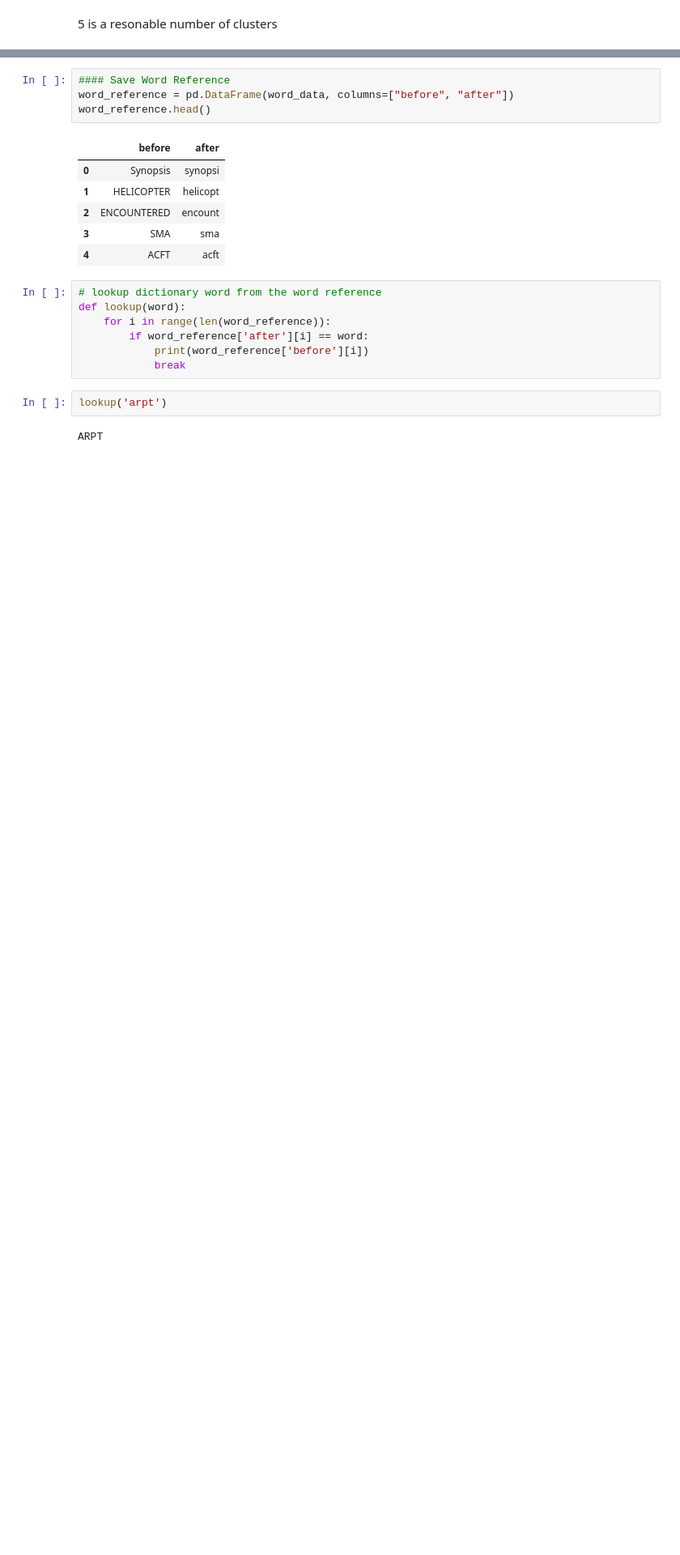
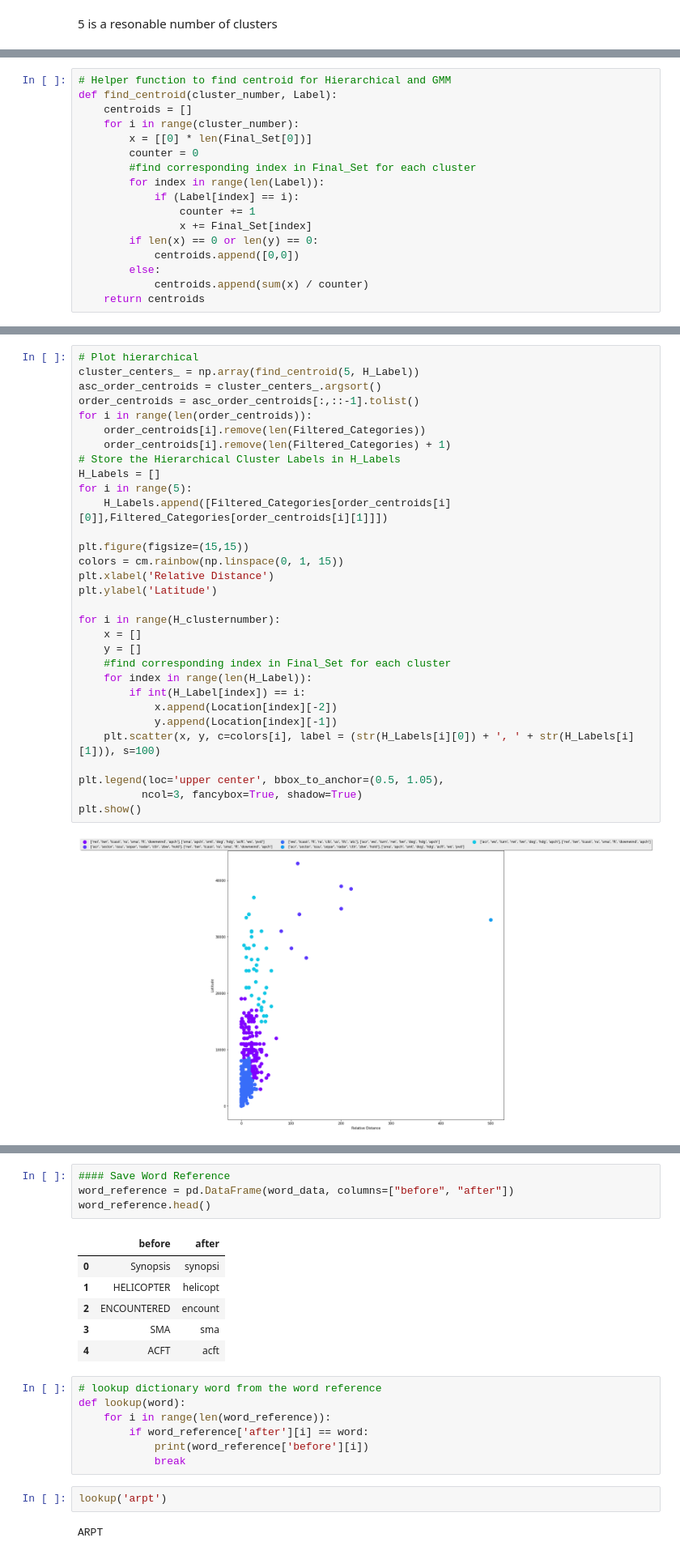
Before and after one commit to lingyigu/acas, a Jupyter notebook: src/data_preprocessing.ipynb, the cells around one changed output, grey strips where cells are left out. Shown: that part at 81% size. Cells and saved outputs as stored; diff of their text form; blank space fills up the shorter version.

Commit message:
update two addition clustering

```diff
--- a/src/data_preprocessing.ipynb
+++ b/src/data_preprocessing.ipynb
@@ -215,0 +222,17 @@ Top 2 terms per cluster:
+# %%
+# Helper function to find centroid for Hierarchical and GMM
+def find_centroid(cluster_number, Label):
+    centroids = []
+    for i in range(cluster_number):
+        x = [[0] * len(Final_Set[0])]
+        counter = 0
+        #find corresponding index in Final_Set for each cluster
+        for index in range(len(Label)):
+            if (Label[index] == i):
+                counter += 1
+                x += Final_Set[index]
+        if len(x) == 0 or len(y) == 0:
+            centroids.append([0,0])
+        else:
+            centroids.append(sum(x) / counter)
+    return centroids
@@ -215,0 +241,33 @@ Top 2 terms per cluster:
+# %%
+# Plot hierarchical
+cluster_centers_ = np.array(find_centroid(5, H_Label))
+asc_order_centroids = cluster_centers_.argsort()
+order_centroids = asc_order_centroids[:,::-1].tolist()
+for i in range(len(order_centroids)):
+    order_centroids[i].remove(len(Filtered_Categories))
+    order_centroids[i].remove(len(Filtered_Categories) + 1)
+# Store the Hierarchical Cluster Labels in H_Labels
+H_Labels = []
+for i in range(5):
+    H_Labels.append([Filtered_Categories[order_centroids[i][0]],Filtered_Categories[order_centroids[i][1]]])
+
+plt.figure(figsize=(15,15))
+colors = cm.rainbow(np.linspace(0, 1, 15))
+plt.xlabel('Relative Distance')
+plt.ylabel('Latitude')
+
+for i in range(H_clusternumber):
+    x = []
+    y = []
+    #find corresponding index in Final_Set for each cluster
+    for index in range(len(H_Label)):
+        if int(H_Label[index]) == i:
+            x.append(Location[index][-2])
+            y.append(Location[index][-1])
+    plt.scatter(x, y, c=colors[i], label = (str(H_Labels[i][0]) + ', ' + str(H_Labels[i][1])), s=100)
+
+plt.legend(loc='upper center', bbox_to_anchor=(0.5, 1.05),
+          ncol=3, fancybox=True, shadow=True)
+plt.show()
+# %% [output]
+[figure, added]
```
Also changed, not shown: parts of 6 cells of this notebook.
